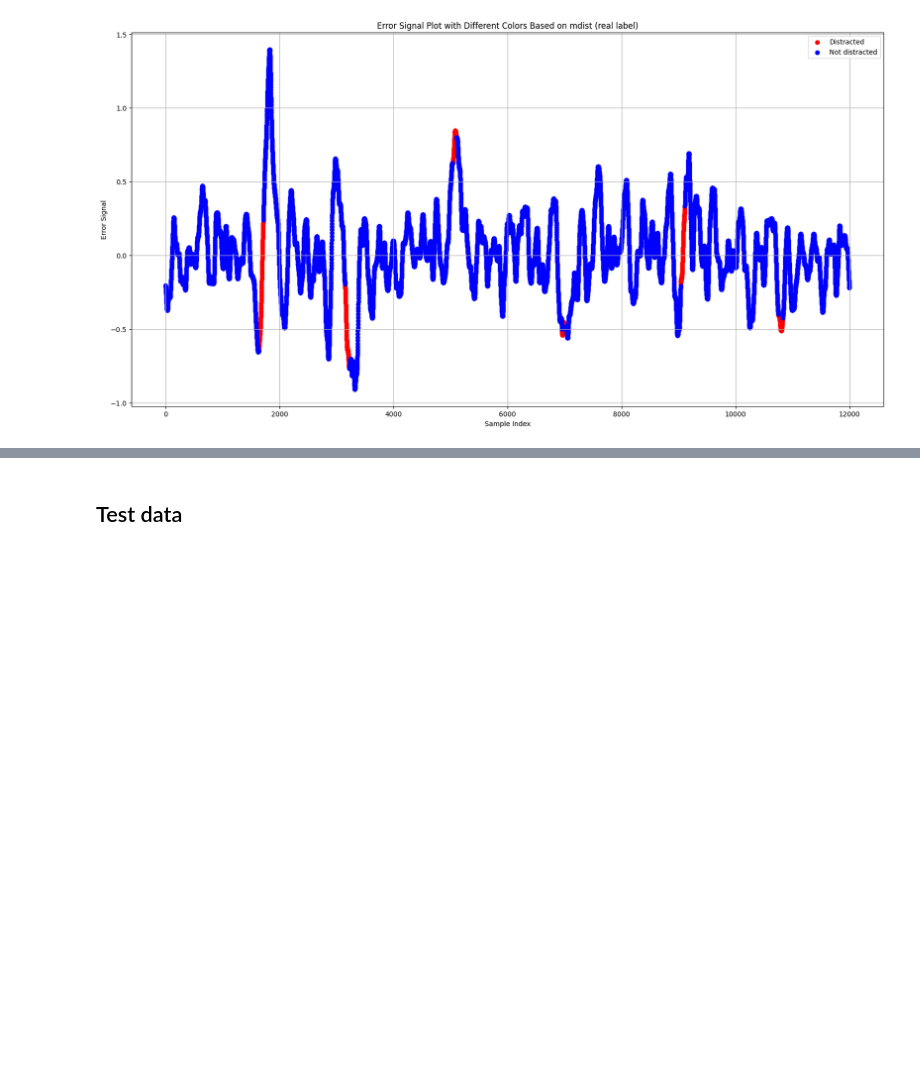
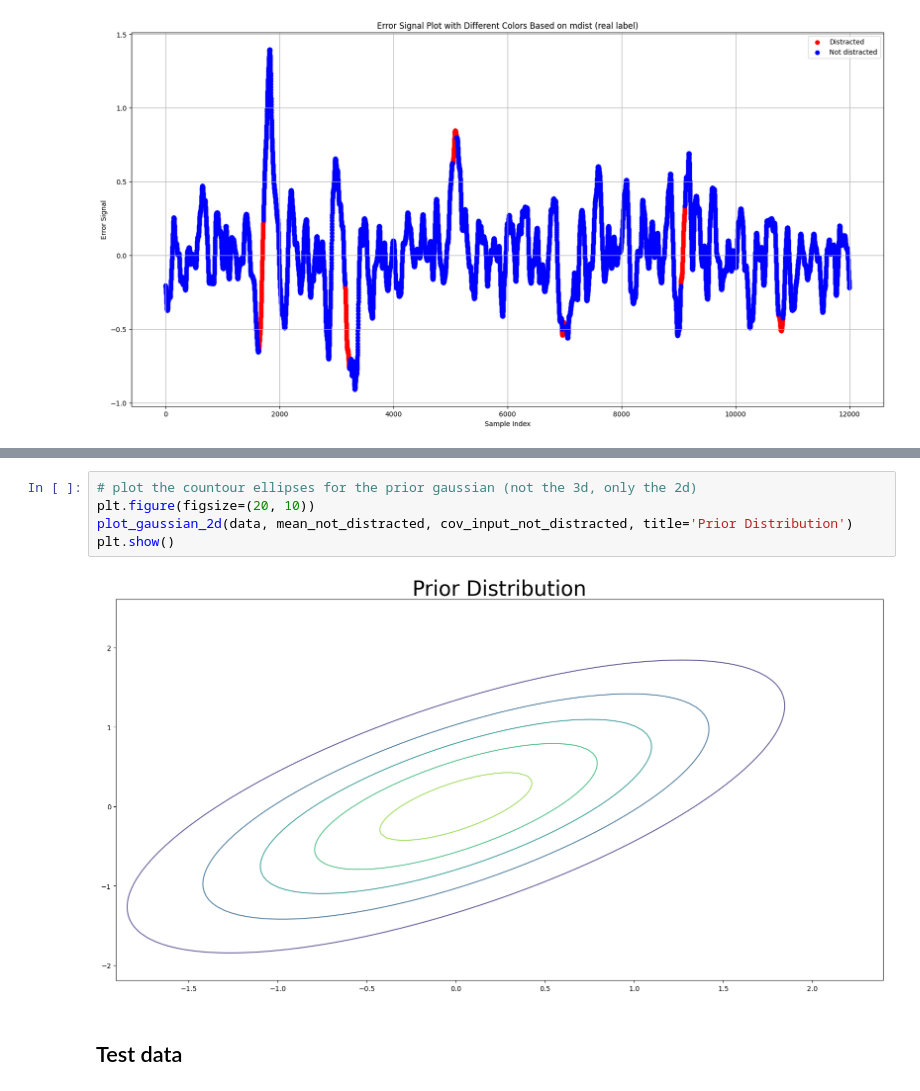
Before and after one commit to ConstantinovMihai/HumanSimulator, a Jupyter notebook: Data/Models/pdf_classification_improved.ipynb, the cells around one changed output, grey strips where cells are left out. Cells and saved outputs as stored; diff of their text form; blank space fills up the shorter version.

```diff
--- a/Data/Models/pdf_classification_improved.ipynb
+++ b/Data/Models/pdf_classification_improved.ipynb
@@ -323,3 +323,10 @@ mean.shape=(2,); cov.shape=(2, 2)
+# %%
+# plot the countour ellipses for the prior gaussian (not the 3d, only the 2d)
+plt.figure(figsize=(20, 10))
+plot_gaussian_2d(data, mean_not_distracted, cov_input_not_distracted, title='Prior Distribution')
+plt.show()
+# %% [output]
+[figure, added]
 # %% [markdown]
 ## Test data
 # %%
```
Also changed, not shown: parts of 3 cells of this notebook, 18 other files.
